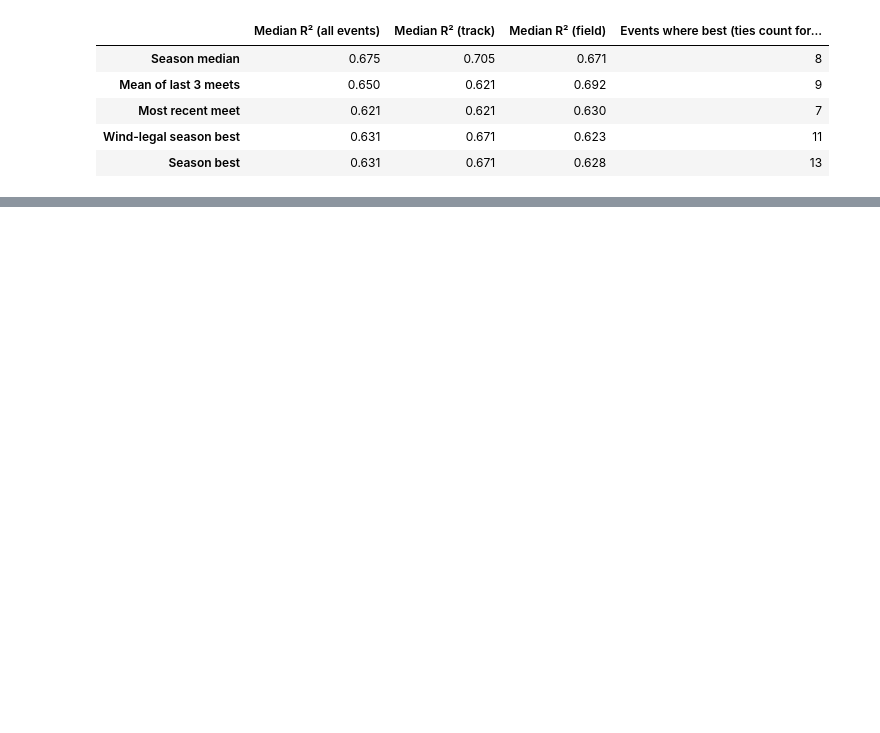
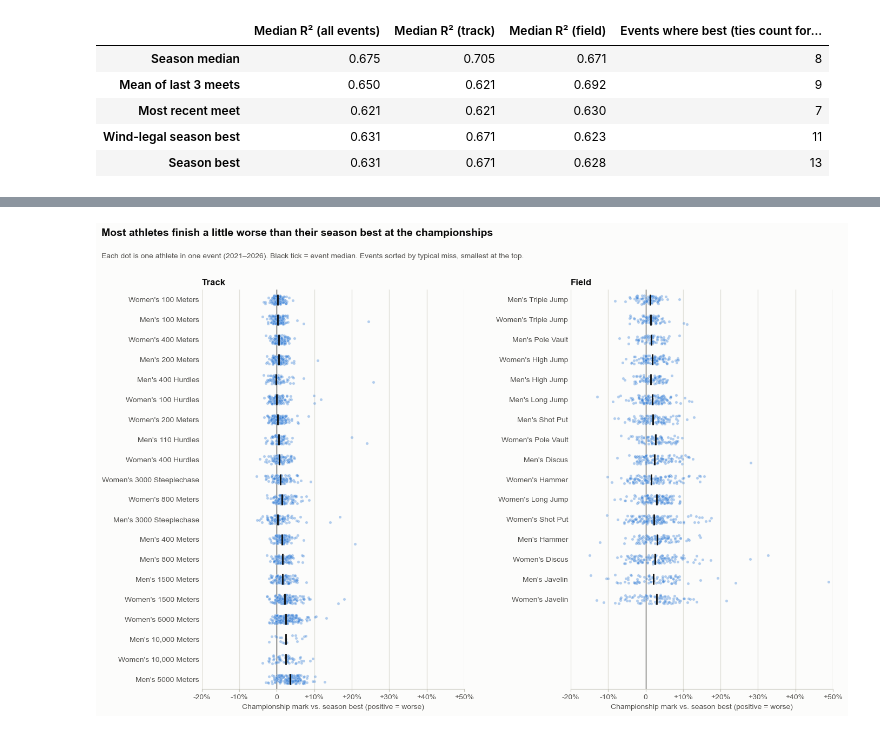
Before and after one commit to ChidiebereAgunanne/DSC180, a Jupyter notebook: big-west-predictor/notebooks/bigwest_2021_predictor.ipynb, the cells around one changed output, grey strips where cells are left out. Cells and saved outputs as stored; diff of their text form; code cells hidden in the pictures; blank space fills up the shorter version.

```diff
--- a/big-west-predictor/notebooks/bigwest_2021_predictor.ipynb
+++ b/big-west-predictor/notebooks/bigwest_2021_predictor.ipynb
@@ -47,7 +47,8 @@ from sklearn.linear_model import LinearRegression
 from sklearn.metrics import r2_score
 
 # First day of each Big West Championships; only regular-season marks before it count
-CHAMPS_START = {2021: '2021-05-12', 2022: '2022-05-13'}
+CHAMPS_START = {2021: '2021-05-12', 2022: '2022-05-13', 2023: '2023-05-12', 2024: '2024-05-10',
+                2025: '2025-05-16', 2026: '2026-05-15'}  # 2026: main meet (multi-events were May 8-9)
 WIND_EVENTS = {'100', '200', '100H', '110H', 'LJ', 'TJ'}
 WIND_LIMIT = 2.0  # m/s
 MIN_ATHLETES_PER_EVENT = 5  # need a few athletes to standardize within an event
@@ -598,0 +614,53 @@ with plt.rc_context(style):
+# %%
+import matplotlib.pyplot as plt
+
+INK, INK_2 = '#0b0b0b', '#52514e'
+SURFACE, GRID, AXIS = '#fcfcfb', '#e1e0d9', '#c3c2b7'
+DOT = '#2a78d6'
+
+rng = np.random.default_rng(0)  # fixed jitter, so the plot is the same every run
+panels = [('track', 'Track'), ('field', 'Field')]
+max_rows = max(direct.loc[direct['event_type'] == t, 'event'].nunique() for t, _ in panels)
+x_lo = np.floor(direct['pct_off_sb'].min() / 5) * 5
+x_hi = np.ceil(direct['pct_off_sb'].max() / 5) * 5
+
+style = {'font.family': ['Arial', 'DejaVu Sans'], 'font.size': 10,
+         'axes.edgecolor': AXIS, 'xtick.color': AXIS, 'ytick.color': AXIS,
+         'xtick.labelcolor': INK_2, 'ytick.labelcolor': INK_2}
+with plt.rc_context(style):
+    fig, axes = plt.subplots(1, 2, figsize=(14, 0.34 * max_rows + 2.4), facecolor=SURFACE)
+    for ax, (event_type, title) in zip(axes, panels):
+        df = direct[direct['event_type'] == event_type]
+        order = per_event_direct.loc[event_type].sort_values('Typical miss (%)').index
+        row = {event: i for i, event in enumerate(order)}
+        y = df['event'].map(row) + rng.uniform(-0.22, 0.22, len(df))
+        medians = df.groupby('event')['pct_off_sb'].median()
+
+        ax.set_facecolor(SURFACE)
+        ax.axvline(0, color=INK_2, linewidth=1, zorder=1)
+        ax.scatter(df['pct_off_sb'], y, s=14, color=DOT, alpha=0.35,
+                   edgecolors=SURFACE, linewidths=0.4, zorder=2)
+        ax.scatter(medians.values, medians.index.map(row), marker='|', s=220,
+                   color=INK, linewidths=2, zorder=3)
+
+        ax.set_yticks(range(len(order)), order)
+        ax.set_ylim(max_rows - 0.5, -0.5)
+        ax.set_xlim(x_lo, x_hi)
+        ax.xaxis.set_major_formatter(lambda v, _: f'{v:+.0f}%' if v else '0')
+        ax.set_xlabel('Championship mark vs. season best (positive = worse)', color=INK_2)
+        ax.grid(axis='x', color=GRID, linewidth=1)
+        ax.set_axisbelow(True)
+        ax.tick_params(axis='y', length=0)
+        for side in ('top', 'right', 'left'):
+            ax.spines[side].set_visible(False)
+        ax.set_title(title, loc='left', color=INK, fontsize=12, fontweight='bold')
+
+    fig.text(0.01, 0.985, 'Most athletes finish a little worse than their season best at the championships',
+             color=INK, fontsize=14, fontweight='bold', va='top')
+    fig.text(0.01, 0.935, f'Each dot is one athlete in one event ({TRAIN_YEARS[0]}–{TEST_YEAR}). '
+             'Black tick = event median. Events sorted by typical miss, smallest at the top.',
+             color=INK_2, fontsize=10, va='top')
+    fig.tight_layout(rect=(0, 0, 1, 0.9), w_pad=3)
+    plt.show()
+# %% [output]
+[figure, added]
```
Also changed, not shown: parts of 15 cells of this notebook, 2 other files.
